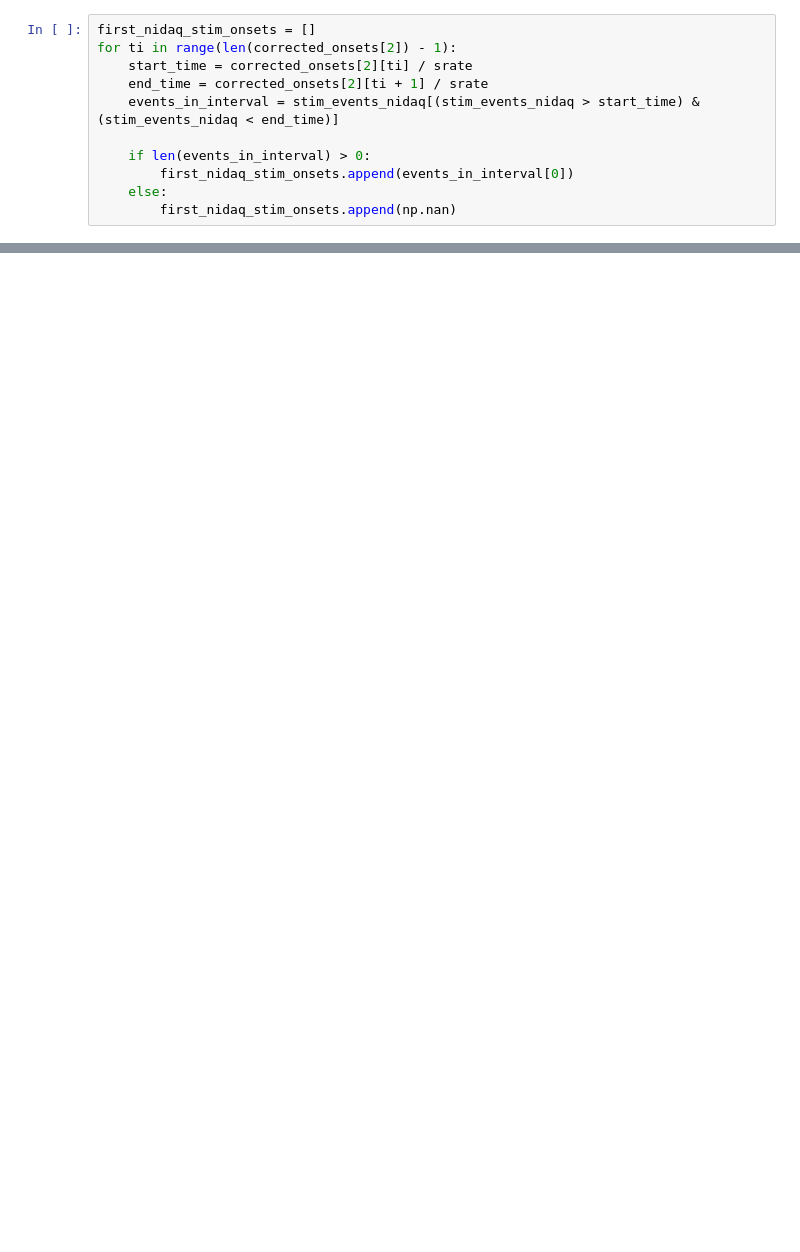
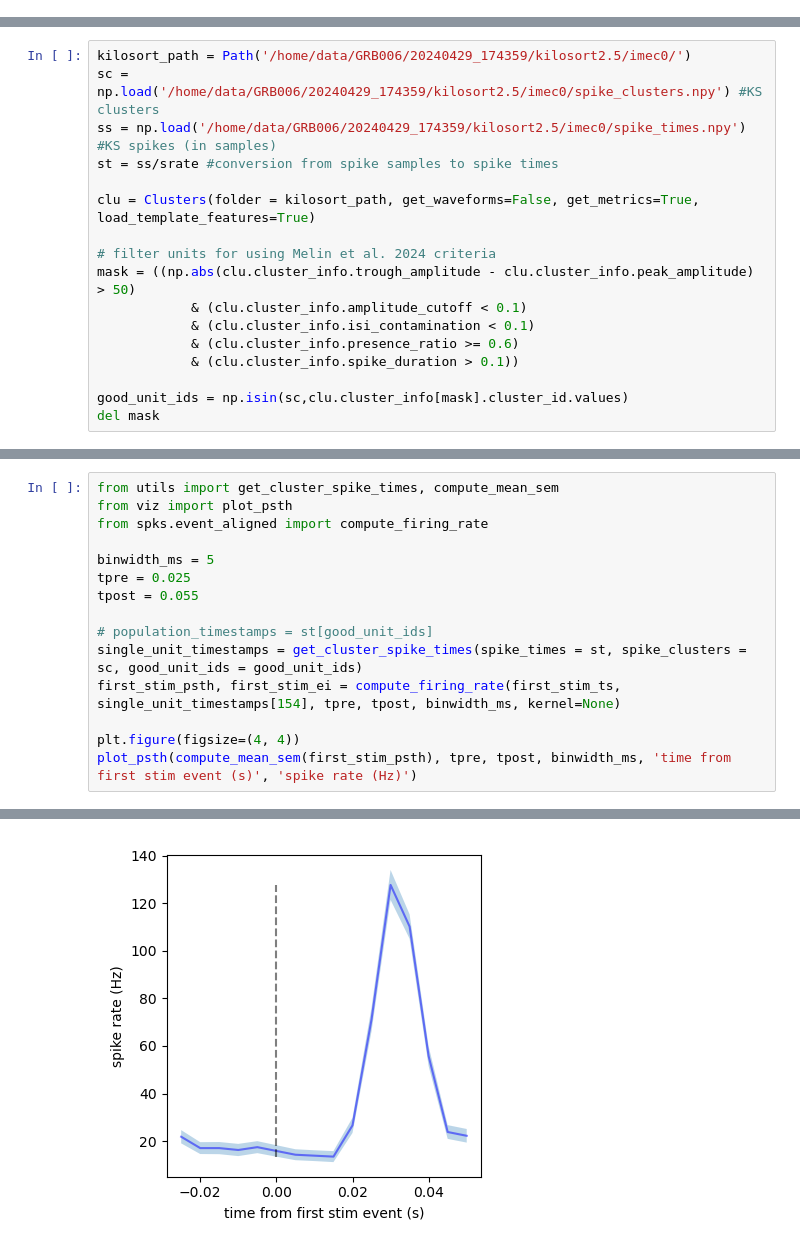
Before and after one commit to rojasgabriel/ephys, a Jupyter notebook: ephys_analysis_prototyping.ipynb, the cells around one changed output, grey strips where cells are left out. Saved outputs shown, nothing was run; the diff lists cells and outputs as text; blank space fills up the shorter version.

```diff
--- a/ephys_analysis_prototyping.ipynb
+++ b/ephys_analysis_prototyping.ipynb
@@ -115,11 +0,0 @@ plt.tight_layout()
-# %%
-first_nidaq_stim_onsets = []
-for ti in range(len(corrected_onsets[2]) - 1):
-    start_time = corrected_onsets[2][ti] / srate
-    end_time = corrected_onsets[2][ti + 1] / srate
-    events_in_interval = stim_events_nidaq[(stim_events_nidaq > start_time) & (stim_events_nidaq < end_time)]
-
-    if len(events_in_interval) > 0:
-        first_nidaq_stim_onsets.append(events_in_interval[0])
-    else:
-        first_nidaq_stim_onsets.append(np.nan)
@@ -496,0 +66,17 @@ first_stim_onsets
+# %%
+kilosort_path = Path('/home/data/GRB006/20240429_174359/kilosort2.5/imec0/')
+sc = np.load('/home/data/GRB006/20240429_174359/kilosort2.5/imec0/spike_clusters.npy') #KS clusters
+ss = np.load('/home/data/GRB006/20240429_174359/kilosort2.5/imec0/spike_times.npy') #KS spikes (in samples)
+st = ss/srate #conversion from spike samples to spike times
+
+clu = Clusters(folder = kilosort_path, get_waveforms=False, get_metrics=True, load_template_features=True)
+
+# filter units for using Melin et al. 2024 criteria
+mask = ((np.abs(clu.cluster_info.trough_amplitude - clu.cluster_info.peak_amplitude) > 50)
+            & (clu.cluster_info.amplitude_cutoff < 0.1)
+            & (clu.cluster_info.isi_contamination < 0.1)
+            & (clu.cluster_info.presence_ratio >= 0.6)
+            & (clu.cluster_info.spike_duration > 0.1))
+
+good_unit_ids = np.isin(sc,clu.cluster_info[mask].cluster_id.values)
+del mask
@@ -496,0 +85,16 @@ first_stim_onsets
+# %%
+from utils import get_cluster_spike_times, compute_mean_sem
+from viz import plot_psth
+from spks.event_aligned import compute_firing_rate
+
+binwidth_ms = 5
+tpre = 0.025
+tpost = 0.055
+
+# population_timestamps = st[good_unit_ids]
+single_unit_timestamps = get_cluster_spike_times(spike_times = st, spike_clusters = sc, good_unit_ids = good_unit_ids)
+first_stim_psth, first_stim_ei = compute_firing_rate(first_stim_ts, single_unit_timestamps[154], tpre, tpost, binwidth_ms, kernel=None)
+
+plt.figure(figsize=(4, 4))
+plot_psth(compute_mean_sem(first_stim_psth), tpre, tpost, binwidth_ms, 'time from first stim event (s)', 'spike rate (Hz)')
+# %% [output]
@@ -496,0 +102 @@ first_stim_onsets
+[figure, added]
```
Also changed, not shown: parts of 41 cells of this notebook, 4 other files.
